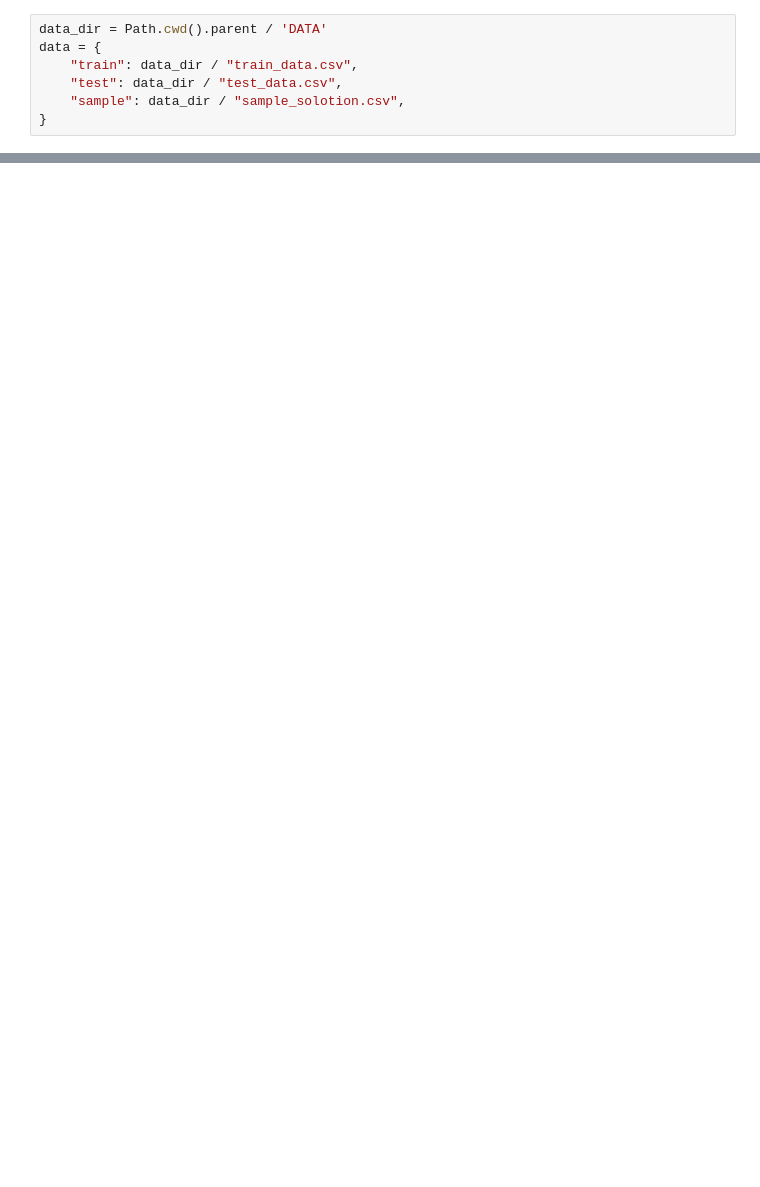
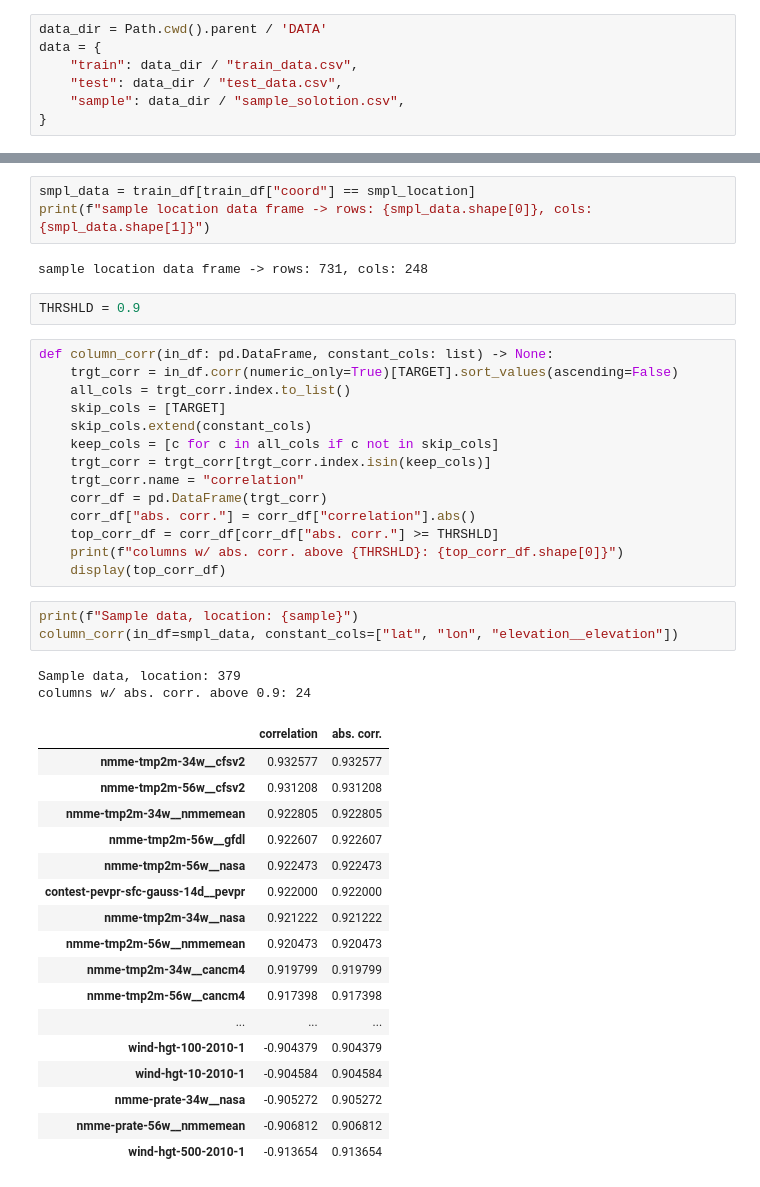
Before and after one commit to ahashmi/wids-2023, a Jupyter notebook: notebooks/wids000_explore.ipynb, the cells around one changed output, grey strips where cells are left out. Cells and saved outputs as stored; diff of their text form; blank space fills up the shorter version.

```diff
--- a/notebooks/wids000_explore.ipynb
+++ b/notebooks/wids000_explore.ipynb
@@ -40,0 +183,44 @@ train_df[target].plot(kind="line", figsize=(20,12))
+# %%
+smpl_data = train_df[train_df["coord"] == smpl_location]
+print(f"sample location data frame -> rows: {smpl_data.shape[0]}, cols: {smpl_data.shape[1]}")
+# %% [output]
+sample location data frame -> rows: 731, cols: 248
+# %%
+THRSHLD = 0.9
+# %%
+def column_corr(in_df: pd.DataFrame, constant_cols: list) -> None:
+    trgt_corr = in_df.corr(numeric_only=True)[TARGET].sort_values(ascending=False)
+    all_cols = trgt_corr.index.to_list()
+    skip_cols = [TARGET]
+    skip_cols.extend(constant_cols)
+    keep_cols = [c for c in all_cols if c not in skip_cols]
+    trgt_corr = trgt_corr[trgt_corr.index.isin(keep_cols)]
+    trgt_corr.name = "correlation"
+    corr_df = pd.DataFrame(trgt_corr)
+    corr_df["abs. corr."] = corr_df["correlation"].abs()
+    top_corr_df = corr_df[corr_df["abs. corr."] >= THRSHLD]
+    print(f"columns w/ abs. corr. above {THRSHLD}: {top_corr_df.shape[0]}")
+    display(top_corr_df)
+# %%
+print(f"Sample data, location: {sample}")
+column_corr(in_df=smpl_data, constant_cols=["lat", "lon", "elevation__elevation"])
+# %% [output]
+Sample data, location: 379
+columns w/ abs. corr. above 0.9: 24
+|  | correlation | abs. corr. |
+| nmme-tmp2m-34w__cfsv2 | 0.932577 | 0.932577 |
+| nmme-tmp2m-56w__cfsv2 | 0.931208 | 0.931208 |
+| nmme-tmp2m-34w__nmmemean | 0.922805 | 0.922805 |
+| nmme-tmp2m-56w__gfdl | 0.922607 | 0.922607 |
+| nmme-tmp2m-56w__nasa | 0.922473 | 0.922473 |
+| contest-pevpr-sfc-gauss-14d__pevpr | 0.922000 | 0.922000 |
+| nmme-tmp2m-34w__nasa | 0.921222 | 0.921222 |
+| nmme-tmp2m-56w__nmmemean | 0.920473 | 0.920473 |
+| nmme-tmp2m-34w__cancm4 | 0.919799 | 0.919799 |
+| nmme-tmp2m-56w__cancm4 | 0.917398 | 0.917398 |
+| ... | ... | ... |
+| wind-hgt-100-2010-1 | -0.904379 | 0.904379 |
+| wind-hgt-10-2010-1 | -0.904584 | 0.904584 |
+| nmme-prate-34w__nasa | -0.905272 | 0.905272 |
+| nmme-prate-56w__nmmemean | -0.906812 | 0.906812 |
+| wind-hgt-500-2010-1 | -0.913654 | 0.913654 |
```
Also changed, not shown: parts of 18 cells of this notebook.
